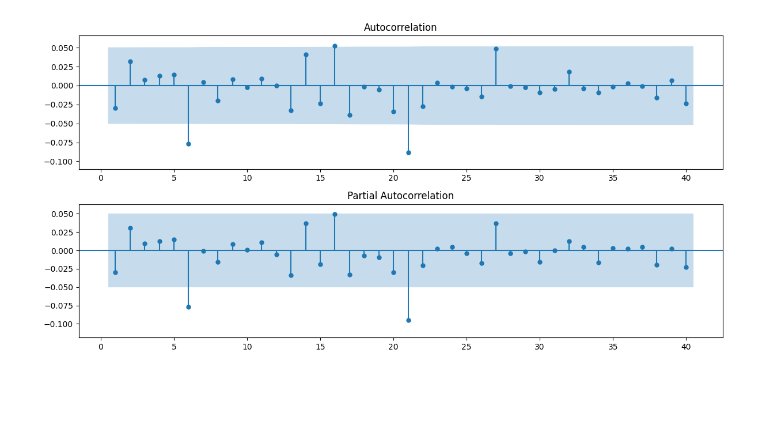
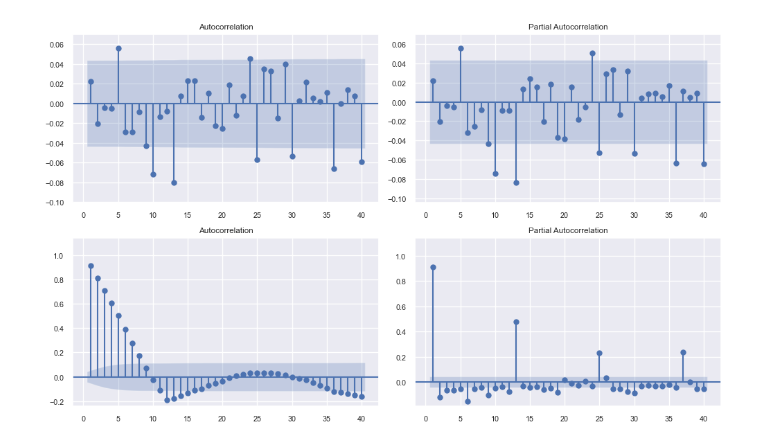
Before and after one commit to niharraju4/Sentimental-Analysis-for-Energy-and-power-Stocks-Predictions, a Jupyter notebook: MidForecast.ipynb, the cells around one changed output. Drawn from its saved outputs; the diff is of its cells as text; code cells hidden in the pictures; blank space fills up the shorter version.

```diff
--- a/MidForecast.ipynb
+++ b/MidForecast.ipynb
@@ -139,0 +189,20 @@ Non-stationary
+# %%
+#The best performing model was the multiplicative model with a period set to 12month, differencing on that
+def detectDiff(timeseries,period ):
+    info=[]
+    #d=0/1/2
+    for i in range(3):
+        timeseries.name=f"d{i}_Only"
+        info.append(timeseries)
+        timeseries=timeseries.diff()
+
+    #seasonalD given d=0/1/2
+    for i in period:
+        for j in range(3):
+            timeseries= info[j].diff(periods=i)
+            timeseries.name = f"d{j}_SeasonalD{i}"
+            info.append(timeseries)
+    return pd.DataFrame(info).T
+# %%
+a= detectDiff(tsla.close,[12])
+a
@@ -140,16 +247,19 @@ Non-stationary
 # %%
 # overdifferenced since the first lag of acf plot is negatitve,
 # adding and moving averae to the model with order 2, since that is the lag where the acf plot cus off.
 import statsmodels.api as sm
-f, ax = plt.subplots(nrows=2, ncols=1, figsize=(12, 6))
-sm.graphics.tsa.plot_acf(df['close_diff1'].dropna(), lags=40, zero=False, auto_ylims=True, ax=ax[0])
-sm.graphics.tsa.plot_pacf(df['close_diff1'].dropna(), lags=40, zero=False, auto_ylims=True, ax=ax[1])
+f, ax = plt.subplots(nrows=2, ncols=2, figsize=(10, 6))
+sm.graphics.tsa.plot_acf(a['d1_Only'].dropna(), lags=40, zero=False, auto_ylims=True, ax=ax[0][0])
+sm.graphics.tsa.plot_pacf(a['d1_Only'].dropna(), lags=40, zero=False, auto_ylims=True, ax=ax[0][1])
 
-ax[1].annotate('Strong correlation at lag = 1', xy=(1, 0.6),  xycoords='data',
-            xytext=(0.17, 0.75), textcoords='axes fraction',
-            arrowprops=dict(color='red', shrink=0.05, width=1))
+sm.graphics.tsa.plot_acf(a['d0_SeasonalD12'].dropna(), lags=40, zero=False, auto_ylims=True, ax=ax[1][0])
+sm.graphics.tsa.plot_pacf(a['d0_SeasonalD12'].dropna(), lags=40, zero=False, auto_ylims=True, ax=ax[1][1])
+
+#sm.graphics.tsa.plot_acf(a['d1_SeasonalD20'].dropna(), lags=40, zero=False, auto_ylims=True, ax=ax[2][0])
+#sm.graphics.tsa.plot_pacf(a['d1_SeasonalD20'].dropna(), lags=40, zero=False, auto_ylims=True, ax=ax[2][1])
+
 #p 2, d=1, q=2
 plt.tight_layout()
 plt.show()
 # %% [output]
-[figure, old version]
+[figure, new version]
```
Also changed, not shown: parts of 22 cells of this notebook.
